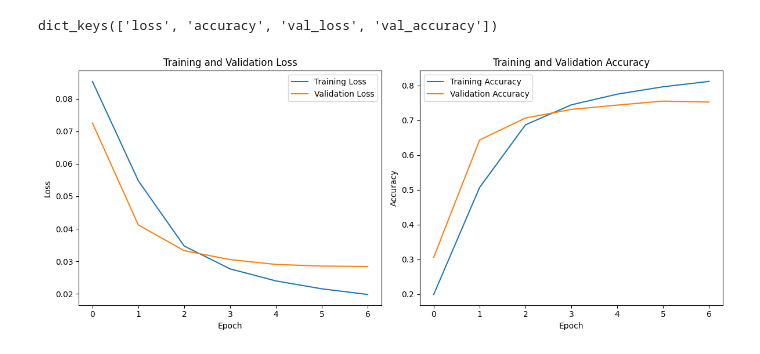
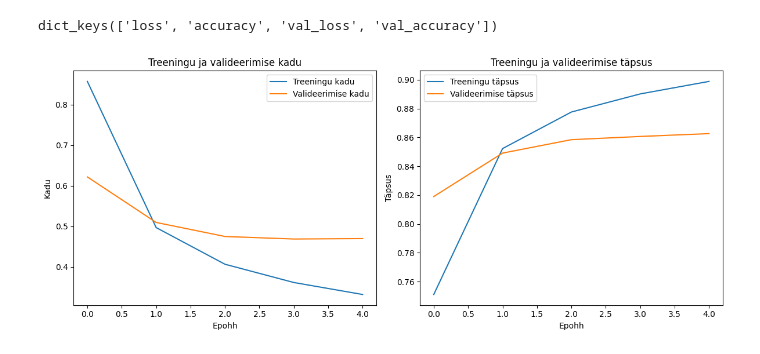
Before and after one commit to SanderSaska/MorfoloogiliseMuuttyybiAutomaatneTuvastaja, a Jupyter notebook: Morfoloogilise_muuttüübi_automaatne_tuvastamine.ipynb, the cells around one changed output. Drawn from its saved outputs; the diff is of its cells as text; code cells hidden in the pictures.

```diff
--- a/Morfoloogilise_muuttüübi_automaatne_tuvastamine.ipynb
+++ b/Morfoloogilise_muuttüübi_automaatne_tuvastamine.ipynb
@@ -1722,6 +2062,6 @@ Valideerimishulga suurus: 27737
 # %%
-max_pikkus = 7
-text_vect = tf.keras.layers.TextVectorization(split="character",
+max_pikkus = 15
+tekst_vect = tf.keras.layers.TextVectorization(split="character",
                                               output_mode="int",
                                               output_sequence_length=max_pikkus)
 mlb = sk.preprocessing.MultiLabelBinarizer()
@@ -1739,7 +2091,7 @@ text_vect.adapt(X_treening)
 # %%
-X_treening_vect = text_vect(X_treening)
-X_test_vect = text_vect(X_test)
-X_val_vect = text_vect(X_val)
+X_treening_vect = tekst_vect(X_treening)
+X_test_vect = tekst_vect(X_test)
+X_val_vect = tekst_vect(X_val)
 # %%
 print("\033[1mX transformeeritud\033[0m\n")
 display(treeninghulk.iloc[:5])
@@ -1790,9 +2142,9 @@ Name: Muuttüübid, dtype: object
 # %%
-sõnavara_suurus = text_vect.vocabulary_size()
+sõnavara_suurus = tekst_vect.vocabulary_size()
 mudel = tf.keras.models.Sequential()
 mudel.add(tf.keras.layers.Embedding(input_dim=sõnavara_suurus, output_dim=64, input_length=max_pikkus, mask_zero=True))
 mudel.add(tf.keras.layers.LSTM(64))
-mudel.add(tf.keras.layers.Dense(len(mlb.classes_), activation='sigmoid'))
-mudel.compile(optimizer='adam', loss='binary_crossentropy', metrics=['accuracy'])
+mudel.add(tf.keras.layers.Dense(len(mlb.classes_), activation='softmax'))
+mudel.compile(optimizer='adam', loss='categorical_crossentropy', metrics=['accuracy'])
 mudel.summary()
 # %% [output]
@@ -1825,5 +2177,5 @@ earlystopping = tf.keras.callbacks.EarlyStopping(monitor="val_loss",patience=2)
 #    save_best_only=True)
 callbacks = [earlystopping]
 # %%
-hist = mudel.fit(X_treening_vect, y_treening, epochs=7, batch_size=64, validation_data=(X_val_vect, y_val), callbacks=callbacks)
+hist = mudel.fit(X_treening_vect, y_treening, epochs=5, batch_size=512, validation_data=(X_val_vect, y_val), callbacks=callbacks)
 # %% [output]
@@ -1846,33 +2194,31 @@ hist.history.keys()
 # %% [output]
 dict_keys(['loss', 'accuracy', 'val_loss', 'val_accuracy'])
 # %%
-# Extracting training and validation loss and accuracy
 loss = hist.history['loss']
 val_loss = hist.history['val_loss']
 accuracy = hist.history['accuracy']
 val_accuracy = hist.history['val_accuracy']
 
-# Plotting training and validation loss
 plt.figure(figsize=(12, 5))
 
 plt.subplot(1, 2, 1)
-plt.plot(loss, label='Training Loss')
-plt.plot(val_loss, label='Validation Loss')
-plt.title('Training and Validation Loss')
-plt.xlabel('Epoch')
-plt.ylabel('Loss')
+plt.plot(loss, label='Treeningu kadu')
+plt.plot(val_loss, label='Valideerimise kadu')
+plt.title('Treeningu ja valideerimise kadu')
+plt.xlabel('Epohh')
+plt.ylabel('Kadu')
 plt.legend()
 
-# Plotting training and validation accuracy
+
 plt.subplot(1, 2, 2)
-plt.plot(accuracy, label='Training Accuracy')
-plt.plot(val_accuracy, label='Validation Accuracy')
-plt.title('Training and Validation Accuracy')
-plt.xlabel('Epoch')
-plt.ylabel('Accuracy')
+plt.plot(accuracy, label='Treeningu täpsus')
+plt.plot(val_accuracy, label='Valideerimise täpsus')
+plt.title('Treeningu ja valideerimise täpsus')
+plt.xlabel('Epohh')
+plt.ylabel('Täpsus')
 plt.legend()
 
 plt.tight_layout()
 plt.show()
 # %% [output]
-[figure, old version]
+[figure, new version]
```
Also changed, not shown: parts of 78 cells of this notebook.
